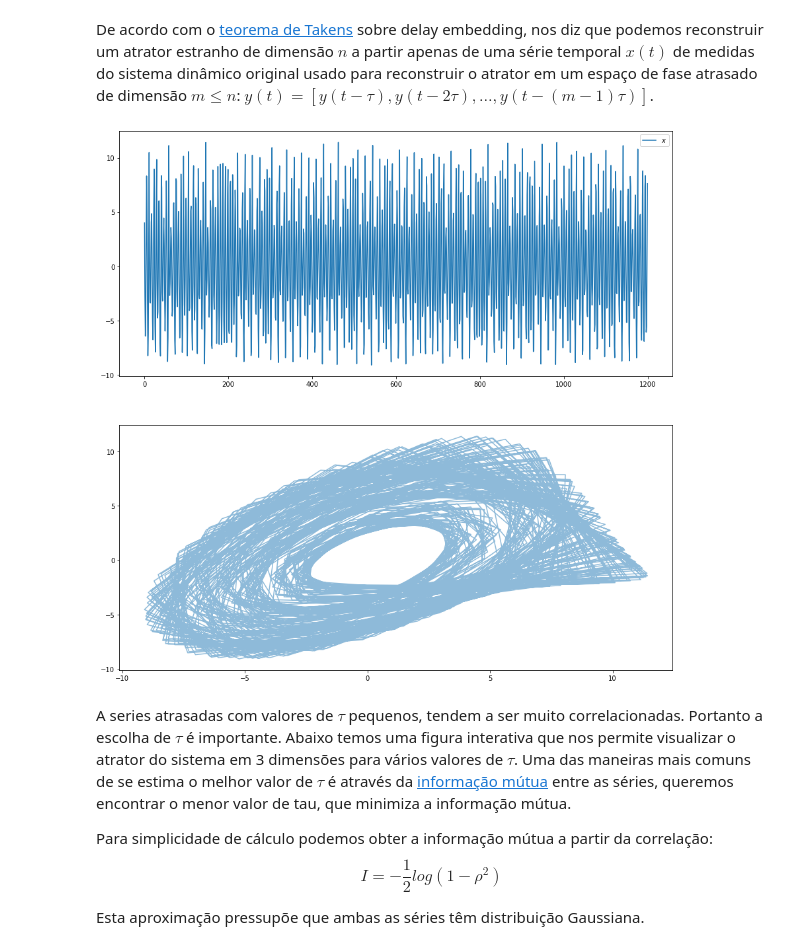
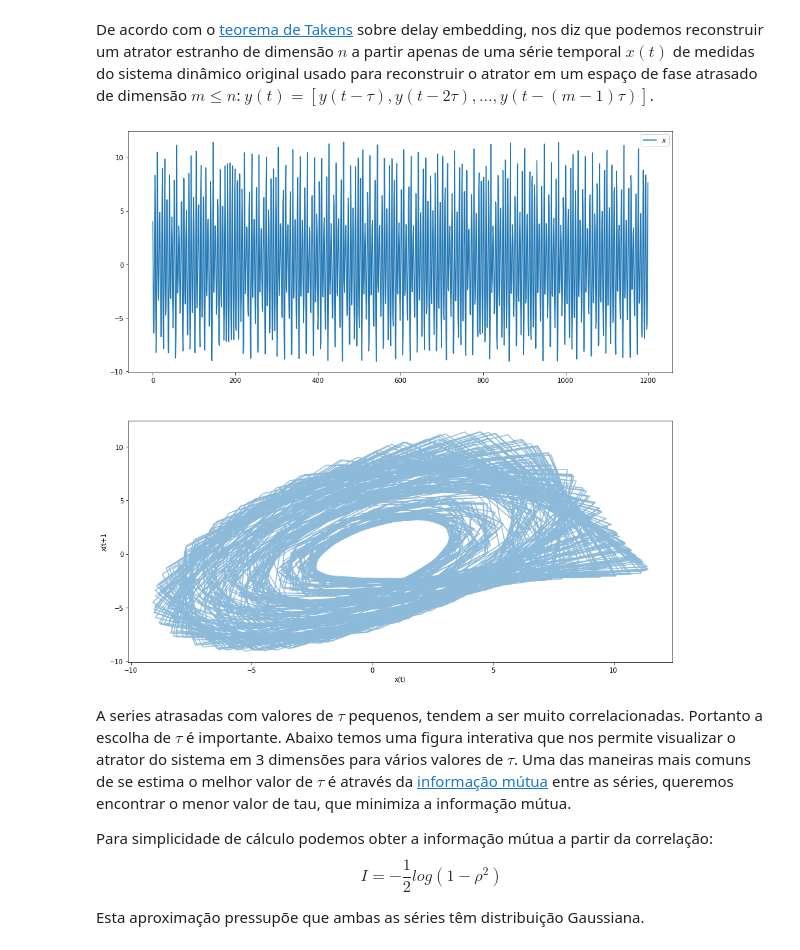
Before and after one commit to fccoelho/sistemas_dinamicos_aplicados, a Jupyter notebook: Sage/Nonlinear Timeseries Analysis.ipynb, the cells around one changed output. Cells and saved outputs as stored; diff of their text form; code cells hidden in the pictures.

```diff
--- a/Sage/Nonlinear Timeseries Analysis.ipynb
+++ b/Sage/Nonlinear Timeseries Analysis.ipynb
@@ -47,10 +47,12 @@ De acordo com o [teorema de Takens](https://math.stackexchange.com/questions/226
 # %%
 f,[ax1,ax2] = plt.subplots(2,1,figsize=(15,15))
 ax1.plot(res[:1200,0], label='$x$');
 ax1.legend()
 ax2.plot(res[:1200,0],res[1:1201,0], alpha=.5);
+ax2.set_xlabel('x(t)')
+ax2.set_ylabel('x(t+1');
 # %% [output]
-[figure, old version]
+[figure, new version]
 # %% [markdown]
 A series atrasadas com valores de $\tau$ pequenos, tendem a ser muito correlacionadas. Portanto a escolha de $\tau$ é importante. Abaixo temos uma figura interativa que nos permite visualizar o atrator do sistema em 3 dimensões para vários valores de $\tau$. Uma das maneiras mais comuns de se estima o melhor valor de $\tau$ é através da [informação mútua](https://en.wikipedia.org/wiki/Mutual_information) entre as séries, queremos encontrar o menor valor de tau, que minimiza a informação mútua.
 
```
Also changed, not shown: parts of 2 cells of this notebook.
